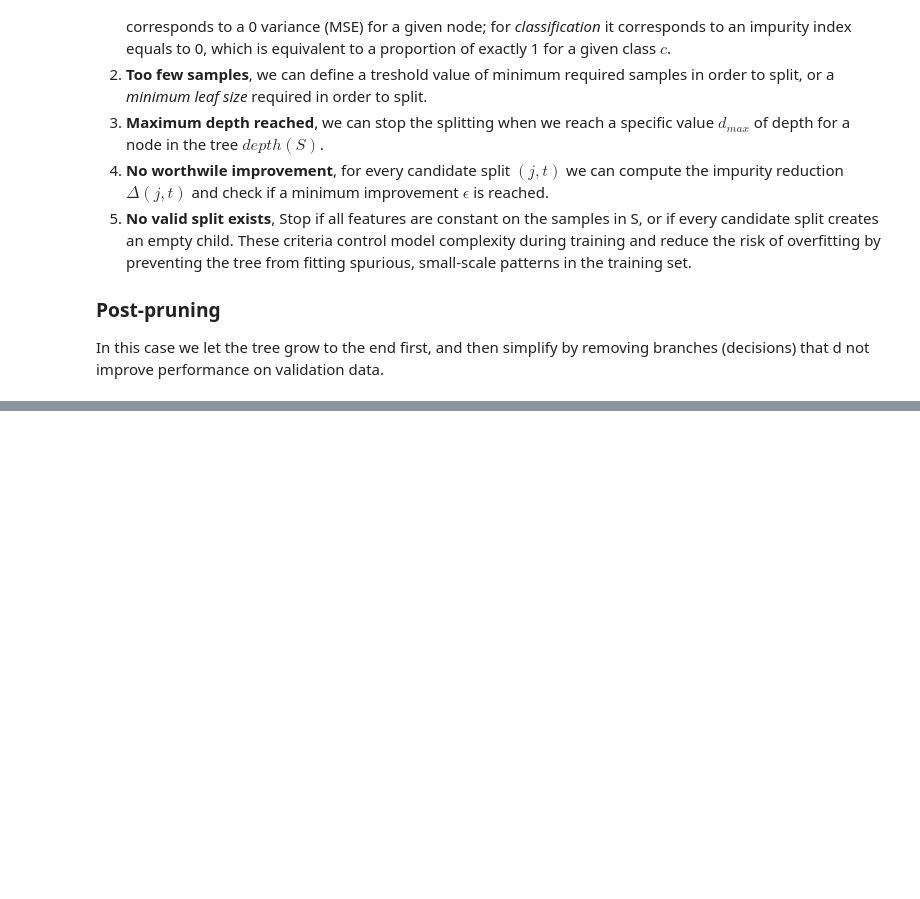
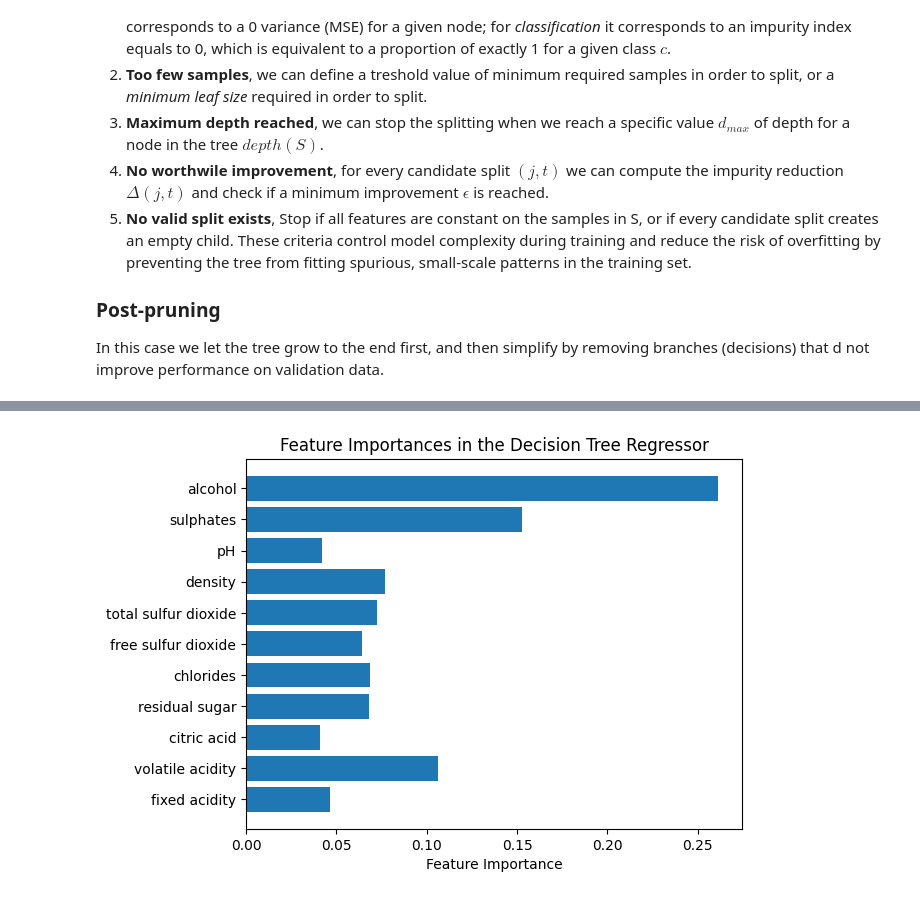
Before and after one commit to fenix-hub/ml-foundations-cours-2026, a Jupyter notebook: 02-decision-trees.ipynb, the cells around one changed output, grey strips where cells are left out. Drawn from its saved outputs; the diff is of its cells as text; code cells hidden in the pictures; blank space fills up the shorter version.

```diff
--- a/02-decision-trees.ipynb
+++ b/02-decision-trees.ipynb
@@ -224,0 +288,13 @@ In this case we let the tree grow to the end first, and then simplify by removin
+# %%
+'''
+  The inputs include objective tests (e.g. PH values) and the output is based on sensory data
+  (median of at least 3 evaluations made by wine experts). Each expert graded the wine quality
+  between 0 (very bad) and 10 (very excellent). Several data mining methods were applied to model
+  these datasets under a regression approach. The support vector machine model achieved the
+  best results. Several metrics were computed: MAD, confusion matrix for a fixed error tolerance (T),
+  etc. Also, we plot the relative importances of the input variables (as measured by a sensitivity
+  analysis procedure).
+'''
+
+whine_set = pd.read_csv("/workspaces/ml-foundations-cours-2026/whine-quality/winequality-red.csv", sep=';')
+print(whine_set.info())
@@ -224,0 +374,11 @@ In this case we let the tree grow to the end first, and then simplify by removin
+# %%
+# display a plot for the feature importances:
+import matplotlib.pyplot as plt
+importances = tree_regressor.feature_importances_
+feature_names = X.columns
+plt.barh(feature_names, importances)
+plt.xlabel("Feature Importance")
+plt.title("Feature Importances in the Decision Tree Regressor")
+plt.show()
+# %% [output]
+[figure, added]
```
Also changed, not shown: parts of 8 cells of this notebook, 4 other files.
